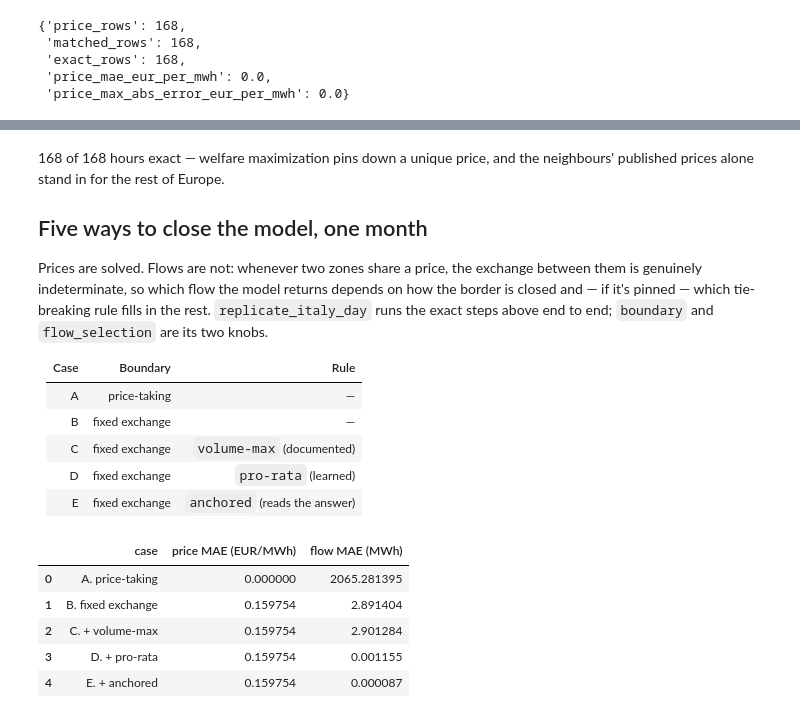
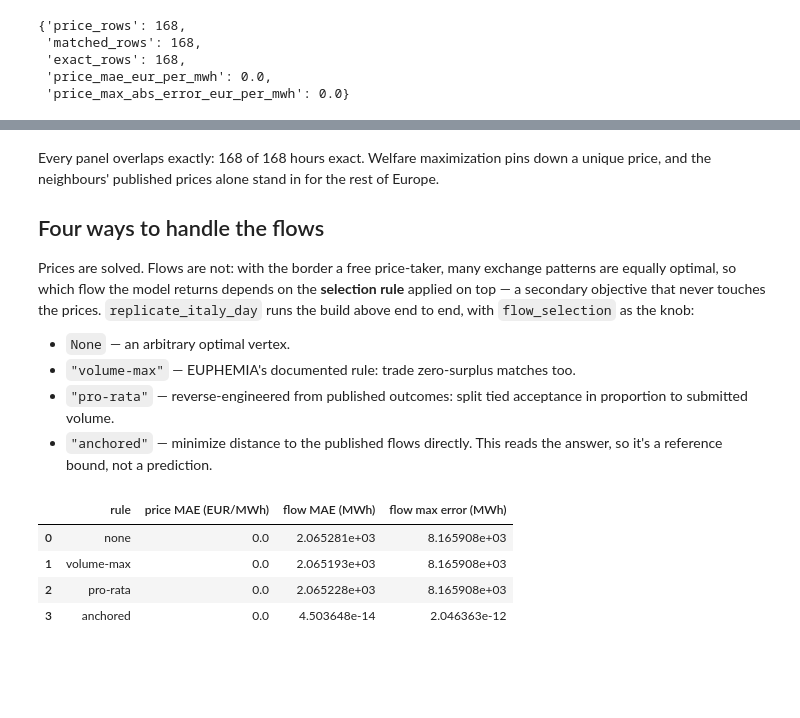
Before and after one commit to rebase-energy/OpenEUPHEMIA, a Jupyter notebook: examples/italy_april_2025.ipynb, the cells around one changed output, grey strips where cells are left out. Cells and saved outputs as stored; diff of their text form; code cells hidden in the pictures; blank space fills up the shorter version.

```diff
--- a/examples/italy_april_2025.ipynb
+++ b/examples/italy_april_2025.ipynb
@@ -148,59 +155,53 @@ plt.show()
 # %% [markdown]
-168 of 168 hours exact — welfare maximization pins down a unique price,
-and the neighbours' published prices alone stand in for the rest of Europe.
+Every panel overlaps exactly: 168 of 168 hours exact. Welfare
+maximization pins down a unique price, and the neighbours' published
+prices alone stand in for the rest of Europe.
 
-## Five ways to close the model, one month
+## Four ways to handle the flows
 
-Prices are solved. Flows are not: whenever two zones share a price, the
-exchange between them is genuinely indeterminate, so which flow the model
-returns depends on how the border is closed and — if it's pinned — which
-tie-breaking rule fills in the rest. `replicate_italy_day` runs the exact
-steps above end to end; `boundary` and `flow_selection` are its two knobs.
+Prices are solved. Flows are not: with the border a free price-taker,
+many exchange patterns are equally optimal, so which flow the model
+returns depends on the **selection rule** applied on top — a secondary
+objective that never touches the prices. `replicate_italy_day` runs the
+build above end to end, with `flow_selection` as the knob:
 
-| Case | Boundary | Rule |
-|---|---|---|
-| A | price-taking | — |
-| B | fixed exchange | — |
-| C | fixed exchange | `volume-max` (documented) |
-| D | fixed exchange | `pro-rata` (learned) |
-| E | fixed exchange | `anchored` (reads the answer) |
+- `None` — an arbitrary optimal vertex.
+- `"volume-max"` — EUPHEMIA's documented rule: trade zero-surplus matches too.
+- `"pro-rata"` — reverse-engineered from published outcomes: split tied
+  acceptance in proportion to submitted volume.
+- `"anchored"` — minimize distance to the published flows directly. This
+  reads the answer, so it's a reference bound, not a prediction.
 # %%
 from openeuphemia.areas.italy import delivery_days, replicate_italy_day, summarize_flow_comparison
 
-CASES = [
-    ("A. price-taking", "prices", None),
-    ("B. fixed exchange", "exchanges", None),
-    ("C. + volume-max", "exchanges", "volume-max"),
-    ("D. + pro-rata", "exchanges", "pro-rata"),
-    ("E. + anchored", "exchanges", "anchored"),
-]
+RULES = [None, "volume-max", "pro-rata", "anchored"]
 inputs = dict(
     bid_curves=bid_curves, transfer_capacities=transfer_capacities,
     published_prices=published_prices, published_flows=published_flows,
-    published_exchanges=published_exchanges,
 )
 days = delivery_days(bid_curves)
 
-price_errors, flow_errors, overview = {}, {}, []
-for name, boundary, rule in CASES:
+overview = []
+for rule in RULES:
     results = [
-        replicate_italy_day(delivery_day=day, boundary=boundary, flow_selection=rule, **inputs)
+        replicate_italy_day(delivery_day=day, boundary="prices", flow_selection=rule, **inputs)
         for day in days
     ]
     prices = pd.concat([r.price_comparison for r in results], ignore_index=True)
     flows = pd.concat([r.flow_comparison for r in results], ignore_index=True)
-    price_errors[name], flow_errors[name] = prices, flows
+    price_stats, flow_stats = summarize_price_comparison(prices), summarize_flow_comparison(flows)
     overview.append({
-        "case": name,
-        "price MAE (EUR/MWh)": summarize_price_comparison(prices)["price_mae_eur_per_mwh"],
-        "flow MAE (MWh)": summarize_flow_comparison(flows)["flow_mae_mwh"],
+        "rule": rule or "none",
+        "price MAE (EUR/MWh)": price_stats["price_mae_eur_per_mwh"],
+        "flow MAE (MWh)": flow_stats["flow_mae_mwh"],
+        "flow max error (MWh)": flow_stats["flow_max_abs_error_mwh"],
     })
 
-pd.DataFrame(overview)
+overview = pd.DataFrame(overview)
+overview
 # %% [output]
-|  | case | price MAE (EUR/MWh) | flow MAE (MWh) |
-| 0 | A. price-taking | 0.000000 | 2065.281395 |
-| 1 | B. fixed exchange | 0.159754 | 2.891404 |
-| 2 | C. + volume-max | 0.159754 | 2.901284 |
-| 3 | D. + pro-rata | 0.159754 | 0.001155 |
-| 4 | E. + anchored | 0.159754 | 0.000087 |
+|  | rule | price MAE (EUR/MWh) | flow MAE (MWh) | flow max error (MWh) |
+| 0 | none | 0.0 | 2.065281e+03 | 8.165908e+03 |
+| 1 | volume-max | 0.0 | 2.065193e+03 | 8.165908e+03 |
+| 2 | pro-rata | 0.0 | 2.065228e+03 | 8.165908e+03 |
+| 3 | anchored | 0.0 | 4.503648e-14 | 2.046363e-12 |
```
Also changed, not shown: parts of 14 cells of this notebook, 4 other files.
